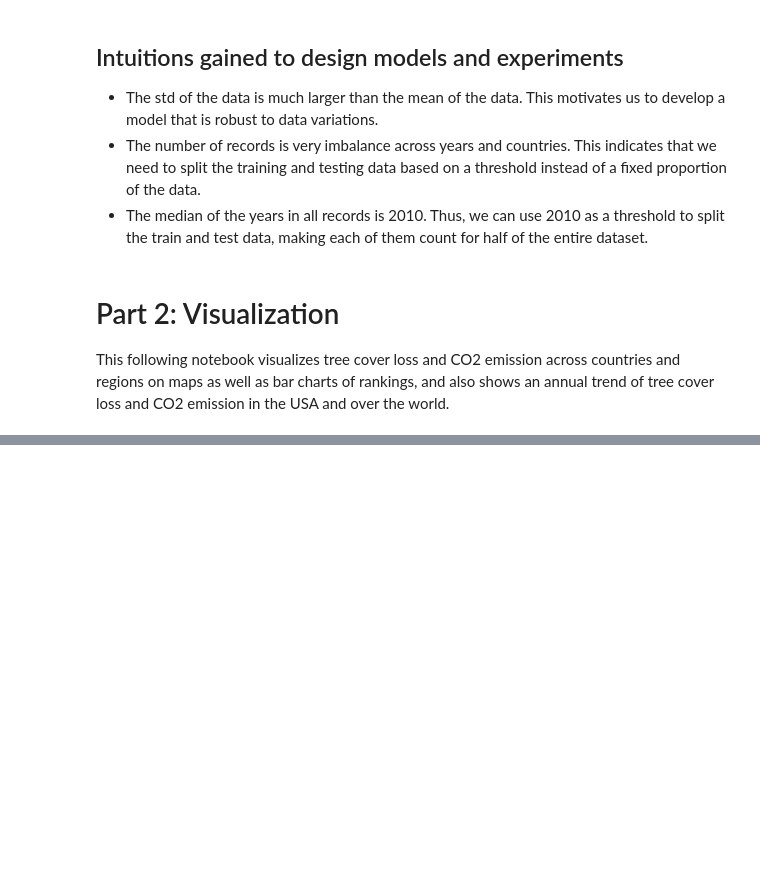
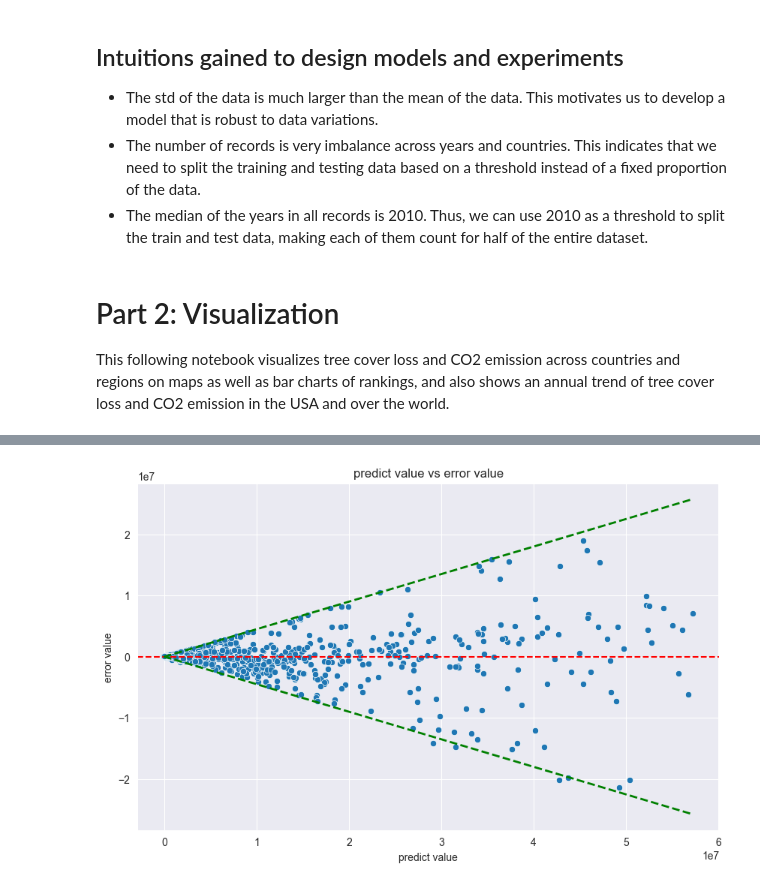
Before and after one commit to XinshuangL/TreeCoverageAnalysis, a Jupyter notebook: visualization.ipynb, the cells around one changed output, grey strips where cells are left out. Cells and saved outputs as stored; diff of their text form; code cells hidden in the pictures; blank space fills up the shorter version.

```diff
--- a/visualization.ipynb
+++ b/visualization.ipynb
@@ -231,0 +247,6 @@ visualizer.global_trend("GrossEmissions_Co2_all_gases_Mg", "Total Gross Emission
+# %%
+from correlation_analysis import upperbound_regression_error_visualization
+
+upperbound_regression_error_visualization()
+# %% [output]
+[figure, added]
```
Also changed, not shown: parts of 3 cells of this notebook, 2 other files.
